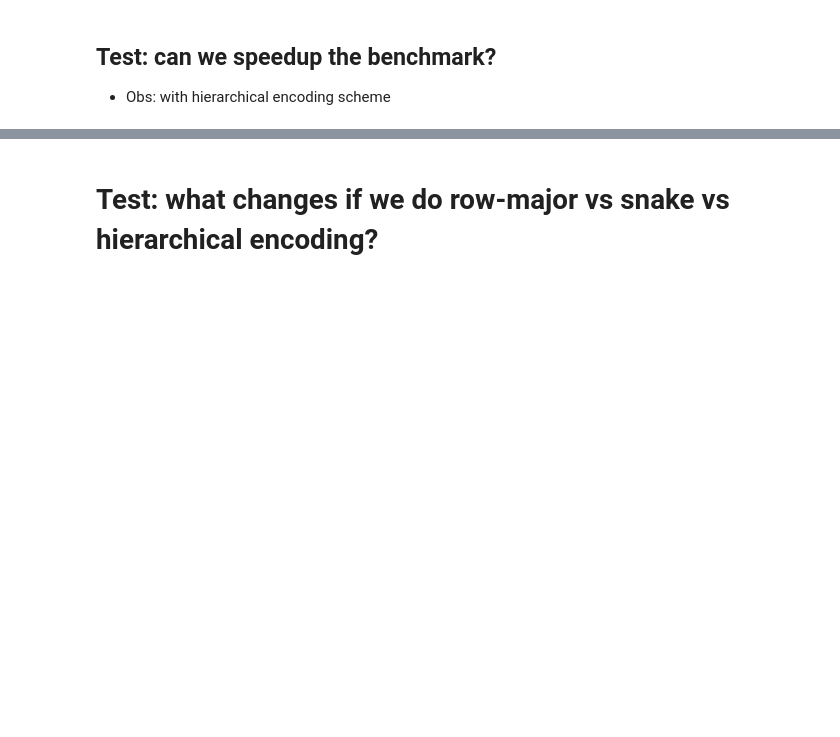
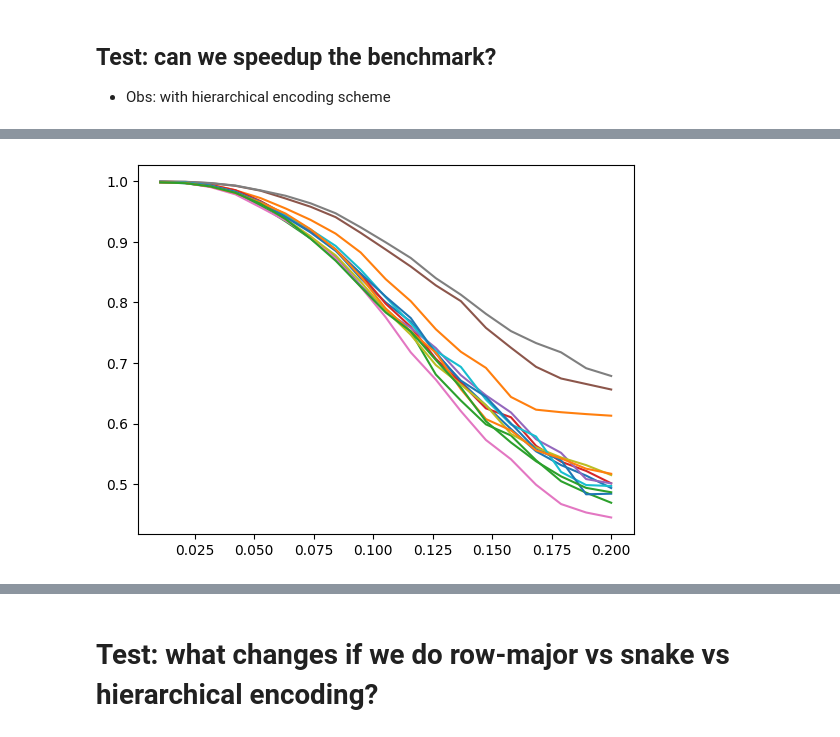
Before and after one commit to Alandroid/img-compression-mps, a Jupyter notebook: src/evaluation/evaluate_pipeline.ipynb, the cells around one changed output, grey strips where cells are left out. Saved outputs shown, nothing was run; the diff lists cells and outputs as text; code cells hidden in the pictures; blank space fills up the shorter version.

Commit message:
DCT in different levels

```diff
--- a/src/evaluation/evaluate_pipeline.ipynb
+++ b/src/evaluation/evaluate_pipeline.ipynb
@@ -70,0 +48,2 @@ Converting file 1/13
+# %%
+mps_list_dct_no_patching = conv_to_mps(data_list, dct_level=None)
@@ -74,29 +93,3 @@ results_dict["cutoff_list"] = cutoff_list.tolist()
 # %% [markdown]
 ## Test: can we speedup the benchmark?
 - Obs: with hierarchical encoding scheme
-# %%
-def run_benchmark(mps_list: list, original_tensors_list: list, cutoff_list: np.ndarray):
-    """
-    Runs a benchmark test on MPS compression.
-
-    Args:
-        mps_list (list): List of MPS objects.
-        original_tensors_list (list): List of original tensor data.
-        cutoff_list (np.ndarray): List of compression cutoff values.
-
-    Returns:
-        tuple: Arrays of SSIM values, compression ratios, and bond dimensions.
-    """
-    ssim_list = [benchmark_ssim(mps_list, original_tensors_list)]
-    compression_ratio_list = [calc_compression_ratio(mps_list)]
-    bond_dim_list = []
-
-    for i, cutoff in enumerate(cutoff_list):
-        print(f"Running compression step {i + 1}/{len(cutoff_list)}")
-        compress_list(mps_list, cutoff)
-        bond_dim_list.append(get_bond_dimensions(mps_list))
-        ssim_list.append(benchmark_ssim(mps_list, original_tensors_list))
-        compression_ratio_list.append(calc_compression_ratio(mps_list))
-
-    # TODO: do we need to transpose the last output also?
-    return np.array(ssim_list).T, np.array(compression_ratio_list).T, np.array(bond_dim_list)
@@ -144,4 +96,4 @@ def run_benchmark_speedup(mps_list: list, original_tensors_list: list, cutoff_li
 # %%
-# ssim_list_fast, compression_ratio_list_fast, bond_dim_list_fast = run_benchmark_speedup(mps_list, data_list, cutoff_list)
+ssim_list_no_patching, compression_ratio_list_no_patching, bond_dim_list_no_patching = run_benchmark(mps_list_dct_no_patching, data_list, cutoff_list)
 
-# # XX for 19 cutoff values
+# XX for 19 cutoff values
@@ -159,0 +142,8 @@ KeyboardInterrupt:
+# %%
+plt.figure()
+for i in range(0, len(ssim_list_no_patching)):
+    plt.plot(cutoff_list, ssim_list_no_patching[i][1:])
+
+plt.show()
+# %% [output]
+[figure, added]
```
Also changed, not shown: parts of 18 cells of this notebook, 5 other files.
